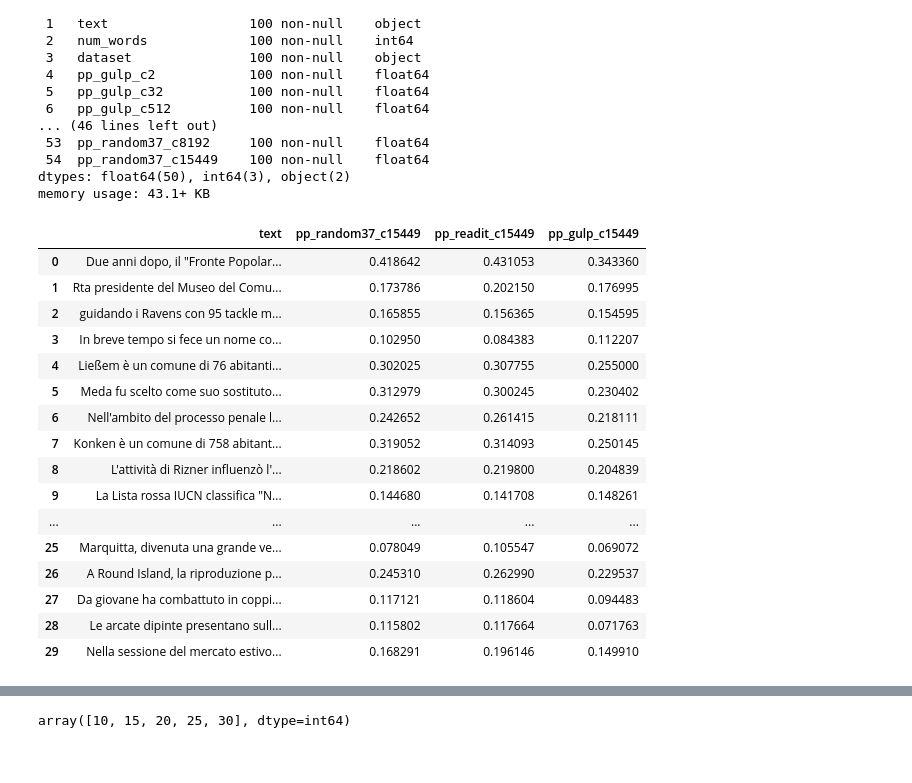
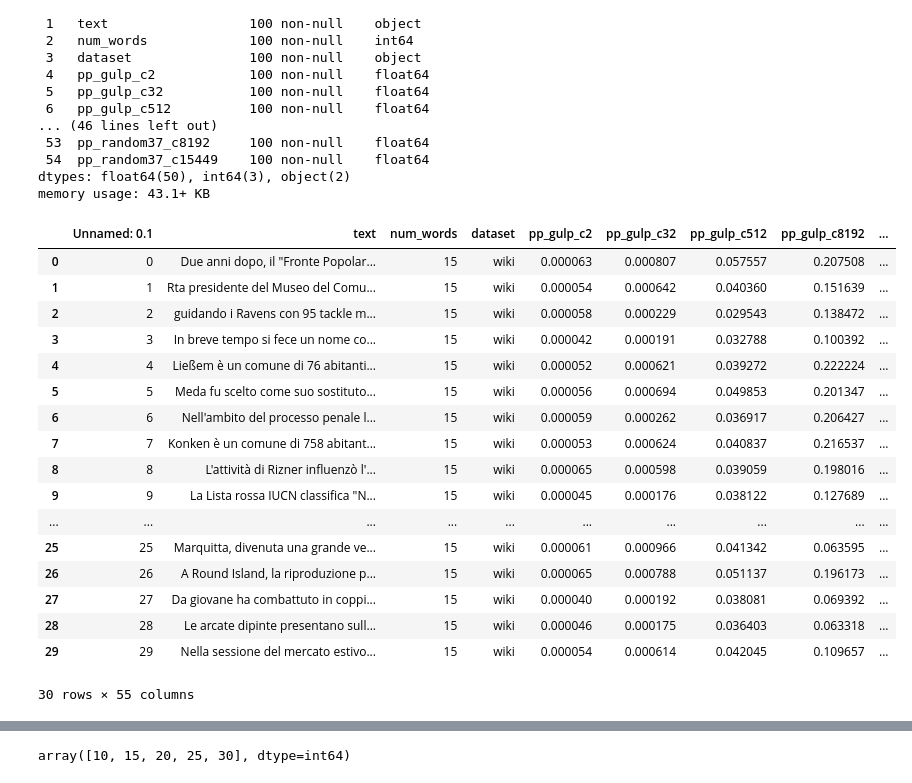
Before and after one commit to alicebergonzini/LM_pretraining, a Jupyter notebook: data_analysis.ipynb, the cells around one changed output, grey strips where cells are left out. Drawn from its saved outputs; the diff is of its cells as text; code cells hidden in the pictures.

```diff
--- a/data_analysis.ipynb
+++ b/data_analysis.ipynb
@@ -783,23 +783,24 @@ Data columns (total 55 columns):
 dtypes: float64(50), int64(3), object(2)
 memory usage: 43.1+ KB
 # %%
-frasi15[["text", "pp_random37_c15449", "pp_readit_c15449", "pp_gulp_c15449"]].head(30)
+frasi15.head(30)
 #.sort_values("pp_random21_c15449")
 # %% [output]
-|  | text | pp_random37_c15449 | pp_readit_c15449 | pp_gulp_c15449 |
-| 0 | Due anni dopo, il "Fronte Popolar... | 0.418642 | 0.431053 | 0.343360 |
-| 1 | Rta presidente del Museo del Comu... | 0.173786 | 0.202150 | 0.176995 |
-| 2 | guidando i Ravens con 95 tackle m... | 0.165855 | 0.156365 | 0.154595 |
-| 3 | In breve tempo si fece un nome co... | 0.102950 | 0.084383 | 0.112207 |
-| 4 | Ließem è un comune di 76 abitanti... | 0.302025 | 0.307755 | 0.255000 |
-| 5 | Meda fu scelto come suo sostituto... | 0.312979 | 0.300245 | 0.230402 |
-| 6 | Nell'ambito del processo penale l... | 0.242652 | 0.261415 | 0.218111 |
-| 7 | Konken è un comune di 758 abitant... | 0.319052 | 0.314093 | 0.250145 |
-| 8 | L'attività di Rizner influenzò l'... | 0.218602 | 0.219800 | 0.204839 |
-| 9 | La Lista rossa IUCN classifica "N... | 0.144680 | 0.141708 | 0.148261 |
-| ... | ... | ... | ... | ... |
-| 25 | Marquitta, divenuta una grande ve... | 0.078049 | 0.105547 | 0.069072 |
-| 26 | A Round Island, la riproduzione p... | 0.245310 | 0.262990 | 0.229537 |
-| 27 | Da giovane ha combattuto in coppi... | 0.117121 | 0.118604 | 0.094483 |
-| 28 | Le arcate dipinte presentano sull... | 0.115802 | 0.117664 | 0.071763 |
-| 29 | Nella sessione del mercato estivo... | 0.168291 | 0.196146 | 0.149910 |
+|  | Unnamed: 0.1 | text | num_words | dataset | pp_gulp_c2 | pp_gulp_c32 | pp_gulp_c512 | pp_gulp_c8192 | ... |
+| 0 | 0 | Due anni dopo, il "Fronte Popolar... | 15 | wiki | 0.000063 | 0.000807 | 0.057557 | 0.207508 | ... |
+| 1 | 1 | Rta presidente del Museo del Comu... | 15 | wiki | 0.000054 | 0.000642 | 0.040360 | 0.151639 | ... |
+| 2 | 2 | guidando i Ravens con 95 tackle m... | 15 | wiki | 0.000058 | 0.000229 | 0.029543 | 0.138472 | ... |
+| 3 | 3 | In breve tempo si fece un nome co... | 15 | wiki | 0.000042 | 0.000191 | 0.032788 | 0.100392 | ... |
+| 4 | 4 | Ließem è un comune di 76 abitanti... | 15 | wiki | 0.000052 | 0.000621 | 0.039272 | 0.222224 | ... |
+| 5 | 5 | Meda fu scelto come suo sostituto... | 15 | wiki | 0.000056 | 0.000694 | 0.049853 | 0.201347 | ... |
+| 6 | 6 | Nell'ambito del processo penale l... | 15 | wiki | 0.000059 | 0.000262 | 0.036917 | 0.206427 | ... |
+| 7 | 7 | Konken è un comune di 758 abitant... | 15 | wiki | 0.000053 | 0.000624 | 0.040837 | 0.216537 | ... |
+| 8 | 8 | L'attività di Rizner influenzò l'... | 15 | wiki | 0.000065 | 0.000598 | 0.039059 | 0.198016 | ... |
+| 9 | 9 | La Lista rossa IUCN classifica "N... | 15 | wiki | 0.000045 | 0.000176 | 0.038122 | 0.127689 | ... |
+| ... | ... | ... | ... | ... | ... | ... | ... | ... | ... |
+| 25 | 25 | Marquitta, divenuta una grande ve... | 15 | wiki | 0.000061 | 0.000966 | 0.041342 | 0.063595 | ... |
+| 26 | 26 | A Round Island, la riproduzione p... | 15 | wiki | 0.000065 | 0.000788 | 0.051137 | 0.196173 | ... |
+| 27 | 27 | Da giovane ha combattuto in coppi... | 15 | wiki | 0.000040 | 0.000192 | 0.038081 | 0.069392 | ... |
+| 28 | 28 | Le arcate dipinte presentano sull... | 15 | wiki | 0.000046 | 0.000175 | 0.036403 | 0.063318 | ... |
+| 29 | 29 | Nella sessione del mercato estivo... | 15 | wiki | 0.000054 | 0.000614 | 0.042045 | 0.109657 | ... |
+30 rows × 55 columns
```
Also changed, not shown: parts of 15 cells of this notebook.
